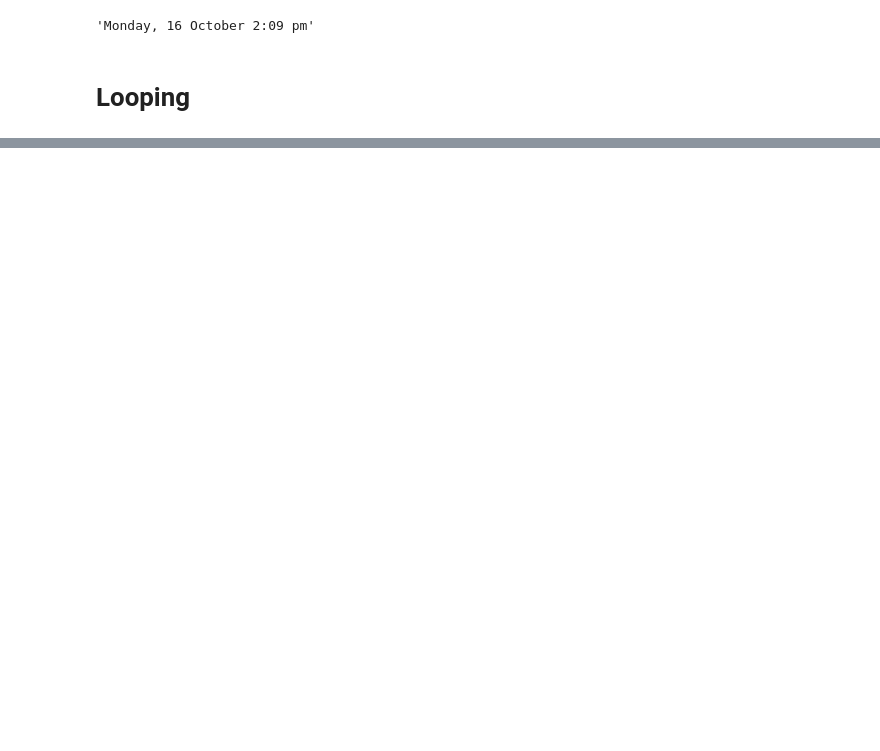
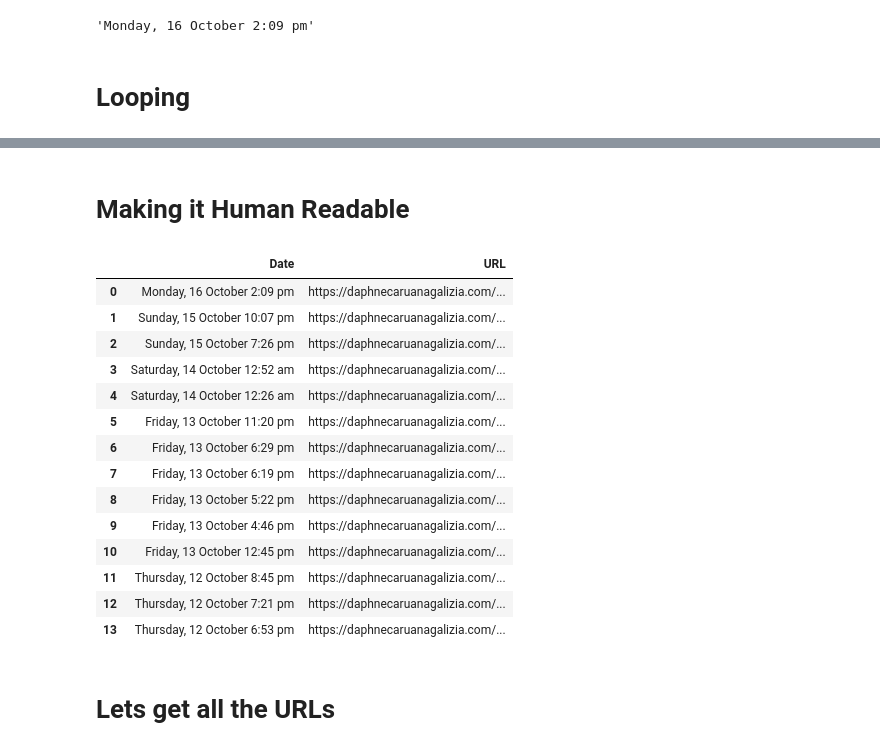
Before and after one commit to barjacks/dataharvest, a Jupyter notebook: PythonV/Scraping Daphne's Work.ipynb, the cells around one changed output, grey strips where cells are left out. Cells and saved outputs as stored; diff of their text form; code cells hidden in the pictures; blank space fills up the shorter version.

```diff
--- a/PythonV/Scraping Daphne's Work.ipynb
+++ b/PythonV/Scraping Daphne's Work.ipynb
@@ -121,3 +143,6 @@ posts[0].find('span', {'class':'time'}).text
 # Looping
 # %%
 #Now lets look at the whole lists and using a for loop extract only the
+for elem in posts:
+    #First the URL
+    print(elem.find('a')['href'])
@@ -123,0 +164,5 @@ posts[0].find('span', {'class':'time'}).text
+# %%
+#Now the time
+for elem in posts:
+    #First the URL
+    print(elem.find('span', {'class':'time'}).text)
@@ -123,0 +184,33 @@ posts[0].find('span', {'class':'time'}).text
+# %%
+#Saving them into a list
+lst = []
+for elem in posts:
+
+    url = elem.find('a')['href']
+    date = elem.find('span', {'class':'time'}).text
+
+    mini_dict = {'URL': url,
+                 'Date': date}
+
+    lst.append(mini_dict)
+# %% [markdown]
+# Making it Human Readable
+# %%
+#And now we'll bring in Pandas and make it readable for us humans
+pd.DataFrame(lst)
+# %% [output]
+|  | Date | URL |
+| 0 | Monday, 16 October 2:09 pm | https://daphnecaruanagalizia.com/... |
+| 1 | Sunday, 15 October 10:07 pm | https://daphnecaruanagalizia.com/... |
+| 2 | Sunday, 15 October 7:26 pm | https://daphnecaruanagalizia.com/... |
+| 3 | Saturday, 14 October 12:52 am | https://daphnecaruanagalizia.com/... |
+| 4 | Saturday, 14 October 12:26 am | https://daphnecaruanagalizia.com/... |
+| 5 | Friday, 13 October 11:20 pm | https://daphnecaruanagalizia.com/... |
+| 6 | Friday, 13 October 6:29 pm | https://daphnecaruanagalizia.com/... |
+| 7 | Friday, 13 October 6:19 pm | https://daphnecaruanagalizia.com/... |
+| 8 | Friday, 13 October 5:22 pm | https://daphnecaruanagalizia.com/... |
+| 9 | Friday, 13 October 4:46 pm | https://daphnecaruanagalizia.com/... |
+| 10 | Friday, 13 October 12:45 pm | https://daphnecaruanagalizia.com/... |
+| 11 | Thursday, 12 October 8:45 pm | https://daphnecaruanagalizia.com/... |
+| 12 | Thursday, 12 October 7:21 pm | https://daphnecaruanagalizia.com/... |
+| 13 | Thursday, 12 October 6:53 pm | https://daphnecaruanagalizia.com/... |
@@ -123,0 +221,2 @@ posts[0].find('span', {'class':'time'}).text
+# %% [markdown]
+# Lets get all the URLs
```
Also changed, not shown: parts of 11 cells of this notebook, 2 other files.
